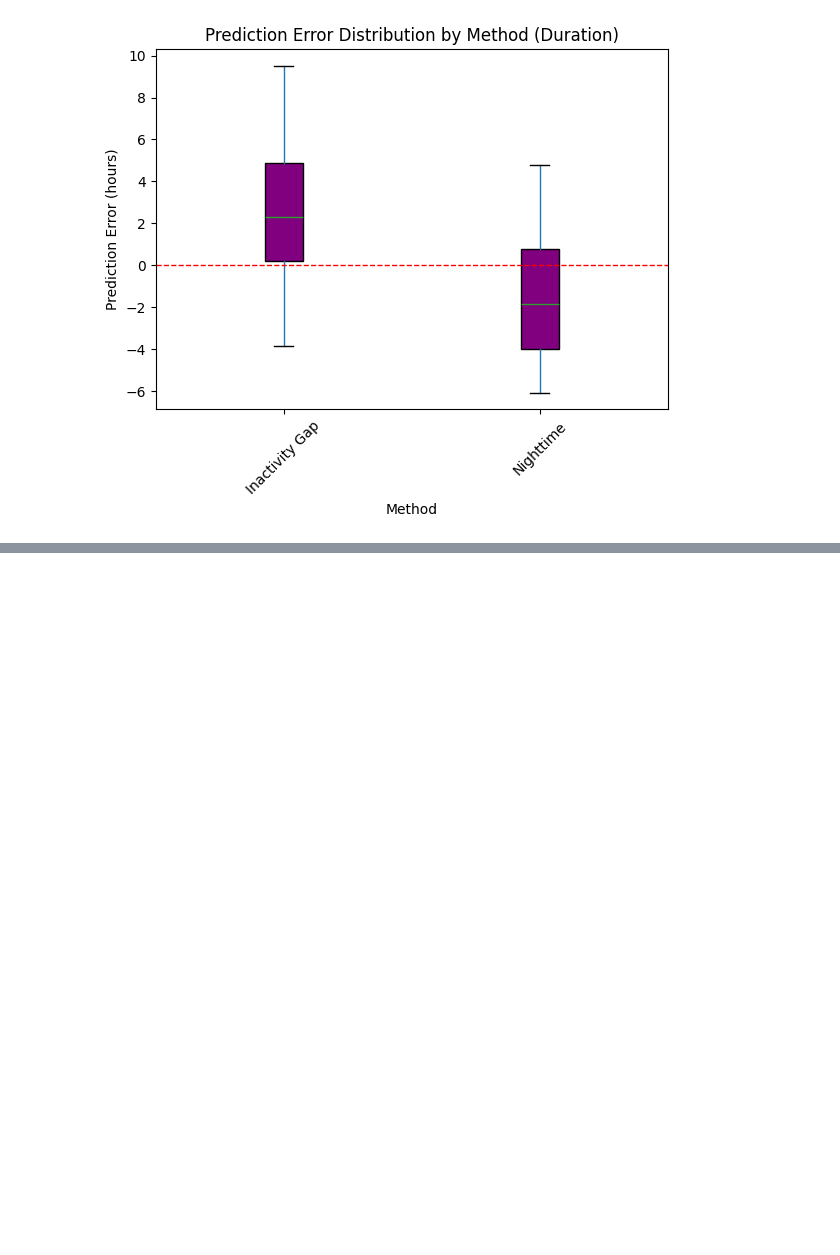
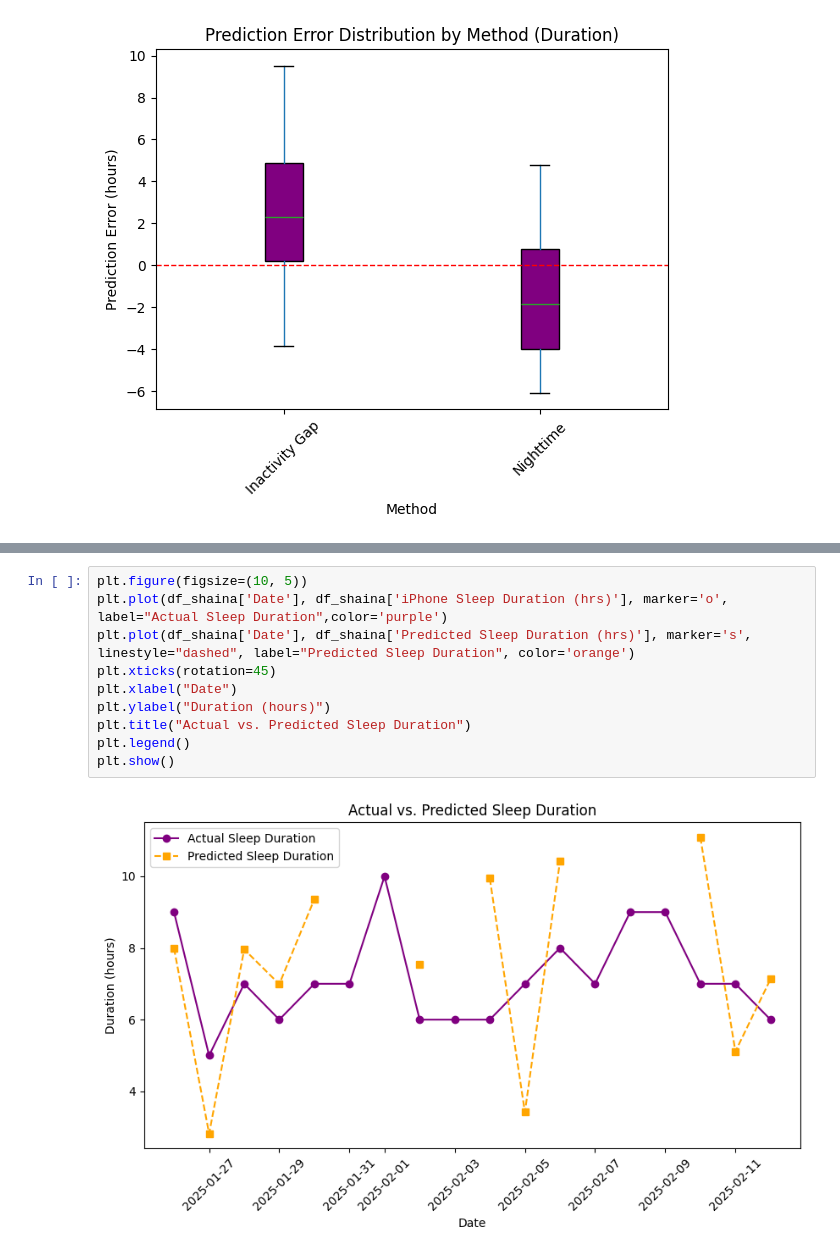
Before and after one commit to jellydaniellie/cs6501-project, a Jupyter notebook: DataVisualization.ipynb, the cells around one changed output, grey strips where cells are left out. Cells and saved outputs as stored; diff of their text form; blank space fills up the shorter version.

```diff
--- a/DataVisualization.ipynb
+++ b/DataVisualization.ipynb
@@ -174,0 +170,12 @@ plt.show()
+# %%
+plt.figure(figsize=(10, 5))
+plt.plot(df_shaina['Date'], df_shaina['iPhone Sleep Duration (hrs)'], marker='o', label="Actual Sleep Duration",color='purple')
+plt.plot(df_shaina['Date'], df_shaina['Predicted Sleep Duration (hrs)'], marker='s', linestyle="dashed", label="Predicted Sleep Duration", color='orange')
+plt.xticks(rotation=45)
+plt.xlabel("Date")
+plt.ylabel("Duration (hours)")
+plt.title("Actual vs. Predicted Sleep Duration")
+plt.legend()
+plt.show()
+# %% [output]
+[figure, added]
```
Also changed, not shown: parts of 12 cells of this notebook.
